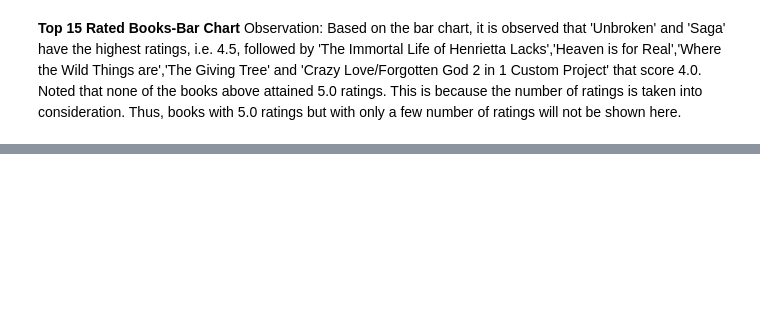
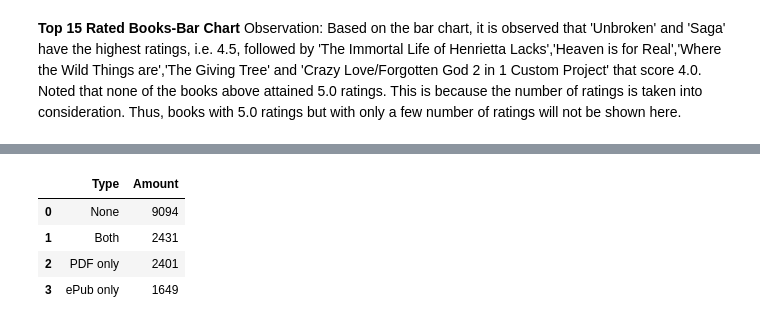
Before and after one commit to hilarylimyuxuan/Book-Recommendation-System, a Jupyter notebook: Book Recommendation System - Google Book.ipynb, the cells around one changed output, grey strips where cells are left out. Saved outputs shown, nothing was run; the diff lists cells and outputs as text; code cells hidden in the pictures; blank space fills up the shorter version.

```diff
--- a/Book Recommendation System - Google Book.ipynb
+++ b/Book Recommendation System - Google Book.ipynb
@@ -1232,0 +1246,29 @@ plt.title('Viewability of Samples', fontsize = 15)
+# %%
+#ePub and PDF access [Both, ePub only, PDF only, None]
+
+pd.options.mode.chained_assignment = None
+epub_pdf_df = cleaned_df[['accessInfo.epub.isAvailable','accessInfo.pdf.isAvailable']]
+epub_pdf_df.columns = "accessInfo.epub.isAvailable", "accessInfo.pdf.isAvailable"
+epub_pdf_df['Availability']=0
+
+def avail(epub_pdf_df):
+    if (epub_pdf_df ['accessInfo.epub.isAvailable'] == True) & (epub_pdf_df ['accessInfo.pdf.isAvailable'] == True):
+        return 'Both'
+    elif (epub_pdf_df ['accessInfo.epub.isAvailable'] == True) & (epub_pdf_df ['accessInfo.pdf.isAvailable'] == False):
+        return 'ePub only'
+    elif (epub_pdf_df ['accessInfo.epub.isAvailable'] == False) & (epub_pdf_df ['accessInfo.pdf.isAvailable'] == True):
+        return 'PDF only'
+    elif (epub_pdf_df ['accessInfo.epub.isAvailable'] == False) & (epub_pdf_df ['accessInfo.pdf.isAvailable'] == False):
+        return 'None'
+
+epub_pdf_df['Availability'] = epub_pdf_df.apply(avail, axis = 1)
+availability = epub_pdf_df['Availability'].value_counts()
+c = availability.reset_index()
+availability_df.columns = "Type", "Amount"
+availability_df
+# %% [output]
+|  | Type | Amount |
+| 0 | None | 9094 |
+| 1 | Both | 2431 |
+| 2 | PDF only | 2401 |
+| 3 | ePub only | 1649 |
```
Also changed, not shown: parts of 48 cells of this notebook.
